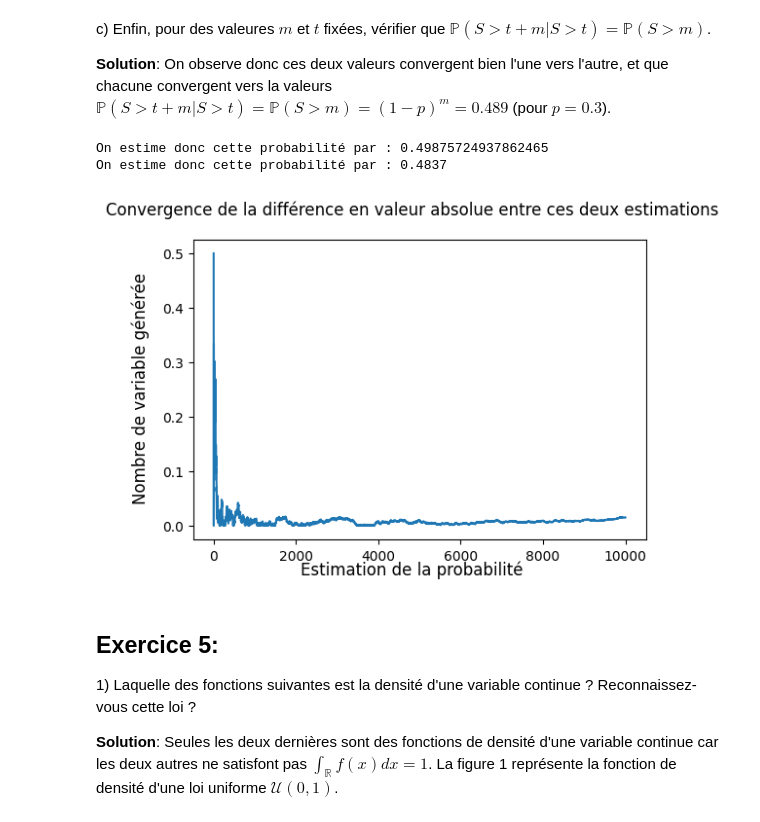
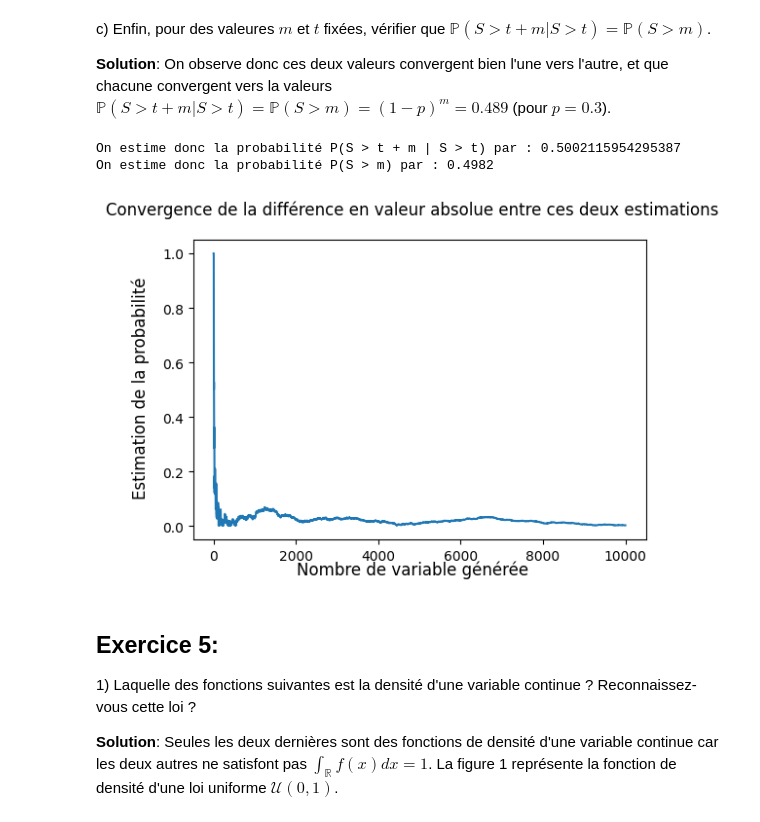
Before and after one commit to MatthWilhelm/ProbaStat, a Jupyter notebook: book/_build/jupyter_execute/Correction/Python/Série2/Sol2P.ipynb, the cells around one changed output. Cells and saved outputs as stored; diff of their text form; code cells hidden in the pictures.

```diff
--- a/book/_build/jupyter_execute/Correction/Python/Série2/Sol2P.ipynb
+++ b/book/_build/jupyter_execute/Correction/Python/Série2/Sol2P.ipynb
@@ -337,36 +337,38 @@ On observe donc ces deux valeurs convergent bien l'une vers l'autre, et que chac
 # %%
 n = 10000
 p = 0.3
 
 t = 4
 m = 2
 
 # Générer deux ensemble de n observations de S pour estimer chacunes de ces
 # deux probabilités avec deux ensembles distinct
 S1 = [geom(p) for i in range(n)]
 S2 = [geom(p) for i in range(n)]
 
 # Proposer une estimation de P(S > t + m | S > t)
 prob3_1 = (S1 > (t+m)*np.ones(n)).sum()/n
 prob3_2 = (S1 > t*np.ones(n)).sum()/n
 prob3 = prob3_1/prob3_2
-print(f"On estime donc cette probabilité par : {prob3}")
+print(f"On estime donc la probabilité P(S > t + m | S > t) par : {prob3}")
 
 # Proposer une estimation de P(S > m)
 prob3_ = (S2 > m*np.ones(n)).sum()/n
-print(f"On estime donc cette probabilité par : {prob3_}")
+print(f"On estime donc la probabilité P(S > m) par : {prob3_}")
 
 # Faire un plot montrant la convergence de la différence entre ces deux probabilités
 fig = plt.figure(figsize = (6,4))
-plt.plot(np.arange(1,n+1),abs((S1 > (t+m)*np.ones(n)).cumsum()/(S1 > t*np.ones(n)).cumsum()-(S2 > m*np.ones(n)).cumsum()/np.arange(1,n+1)))
+p_sup_t = (S1 > t*np.ones(n)).cumsum()
+ind = np.argwhere(p_sup_t)
+plt.plot(np.arange(1,n+1)[ind],abs((S1 > (t+m)*np.ones(n)).cumsum()[ind]/p_sup_t[ind] -(S2 > m*np.ones(n)).cumsum()[ind]/np.arange(1,n+1)[ind]))
 fig.suptitle("Convergence de la différence en valeur absolue entre ces deux estimations")
-fig.supxlabel("Estimation de la probabilité")
-fig.supylabel("Nombre de variable générée")
+fig.supylabel("Estimation de la probabilité")
+fig.supxlabel("Nombre de variable générée")
 plt.show()
 # %% [output]
-On estime donc cette probabilité par : 0.49875724937862465
-On estime donc cette probabilité par : 0.4837
+On estime donc la probabilité P(S > t + m | S > t) par : 0.5002115954295387
+On estime donc la probabilité P(S > m) par : 0.4982
-[figure, old version]
+[figure, new version]
 # %% [markdown]
 ## Exercice 5:
 
```
Also changed, not shown: parts of 3 cells of this notebook, 39 other files.
